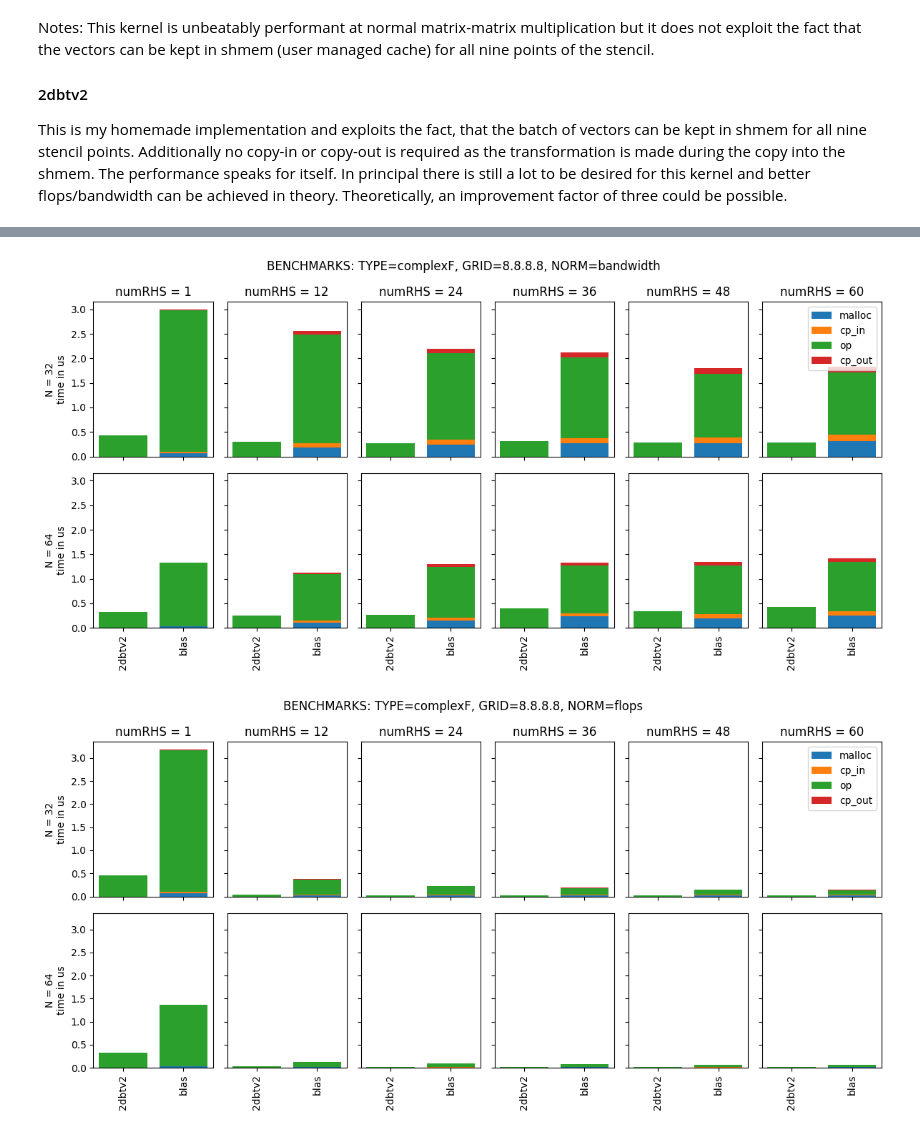
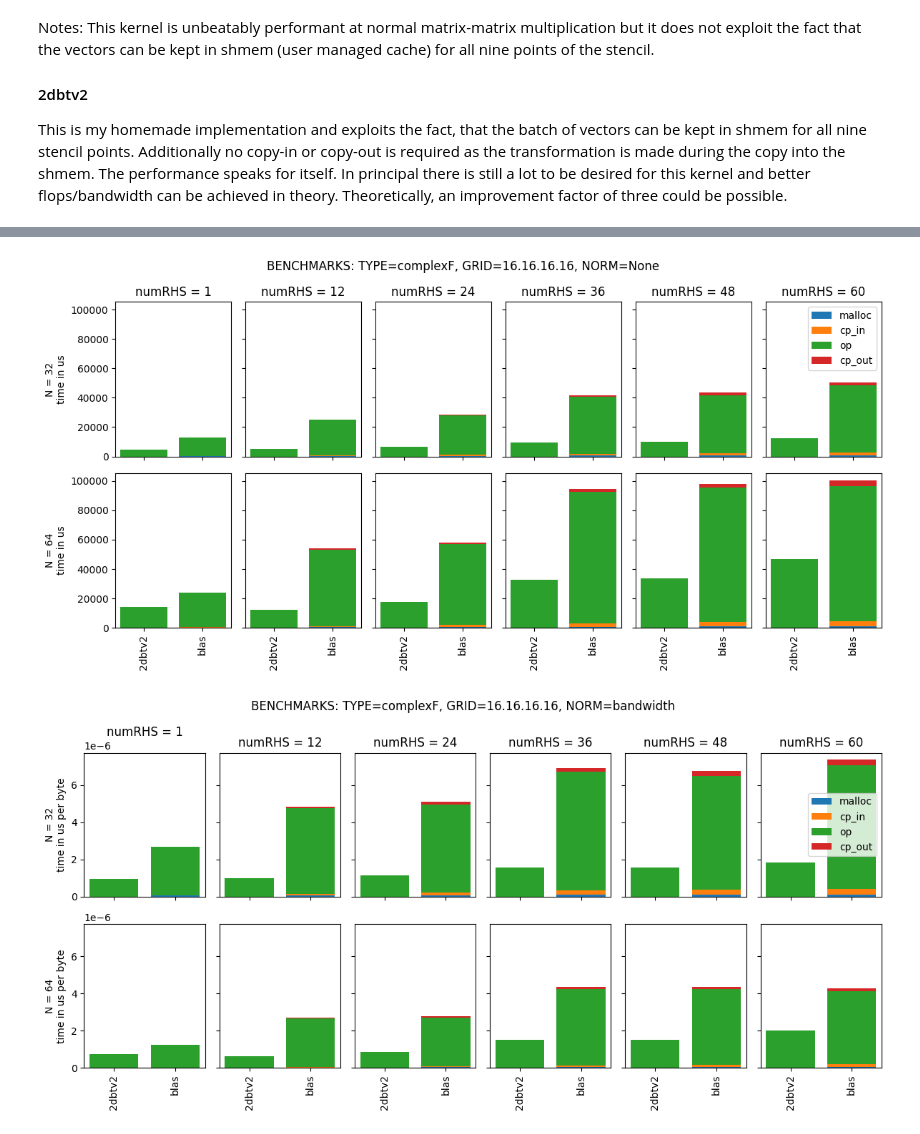
Before and after one commit to tosi2504/cuda_grid, a Jupyter notebook: runs/nine_point_stencil/analyze.ipynb, the cells around one changed output, grey strips where cells are left out. Cells and saved outputs as stored; diff of their text form; code cells hidden in the pictures.

```diff
--- a/runs/nine_point_stencil/analyze.ipynb
+++ b/runs/nine_point_stencil/analyze.ipynb
@@ -42,6 +42,7 @@ data = pyBench.load()
 plotter = pyBench.Plotter(data)
 plotter.reduce()
 plotter.plot_fixed_grid(grid='8.8.8.8')
-plotter.plot_fixed_grid(grid='8.8.8.8', normalization="bandwidth")
-plotter.plot_fixed_grid(grid='8.8.8.8', normalization="flops")
+plotter.plot_fixed_grid(grid='16.16.16.16')
+plotter.plot_fixed_grid(grid='16.16.16.16', normalization="bandwidth")
+plotter.plot_fixed_grid(grid='16.16.16.16', normalization="flops")
 # %% [output]
@@ -49,2 +50,2 @@ plotter.plot_fixed_grid(grid='8.8.8.8', normalization="flops")
-[figure, old version]
+[figure, new version]
-[figure, old version]
+[figure, new version]
```
Also changed, not shown: parts of 1 cell of this notebook, 3 other files.
